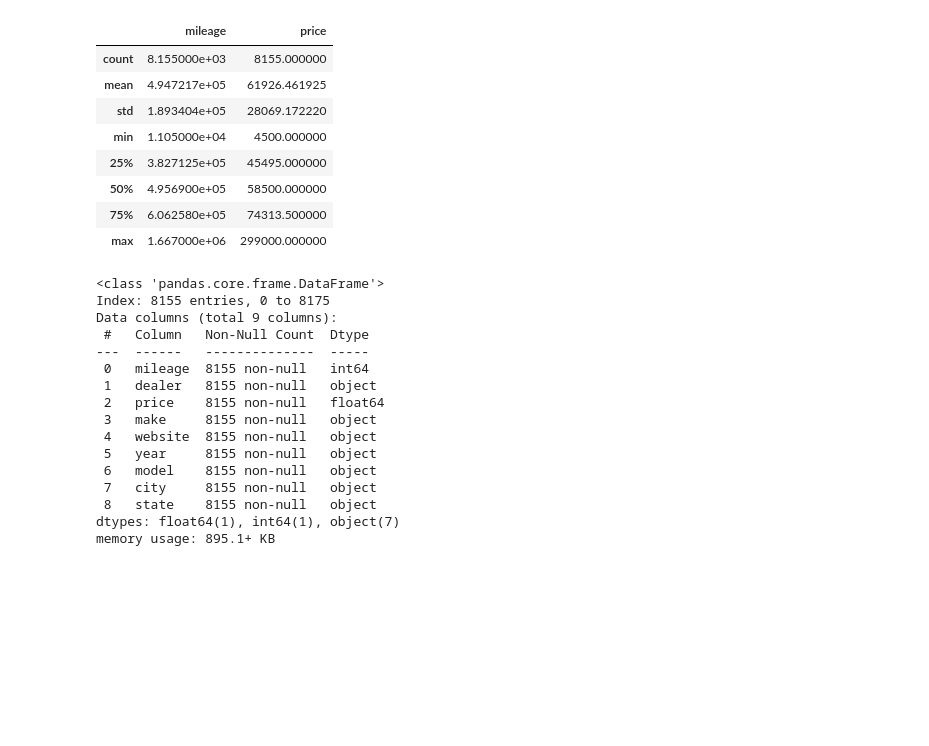
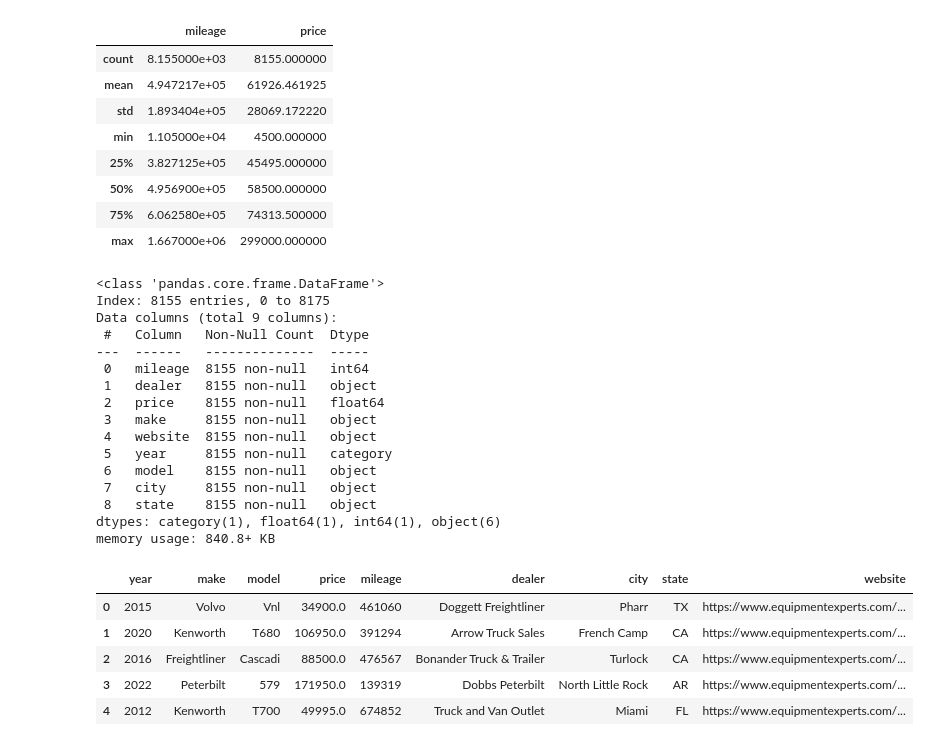
Before and after one commit to dazehead/truck-sales-project, a Jupyter notebook: truck_sale.ipynb, the cells around one changed output. Saved outputs shown, nothing was run; the diff lists cells and outputs as text; code cells hidden in the pictures; blank space fills up the shorter version.

Commit message:
finished cleaning data/ starting EDA

```diff
--- a/truck_sale.ipynb
+++ b/truck_sale.ipynb
@@ -173,6 +175,8 @@ array(['2015', '2020', '2016', '2022', '2012', '2019', '2000', '2017',
 # %%
 # removing all instances of invalid year using regular expression for 4 digits
 data = data[data['year'].apply(lambda x: bool(re.match(r'^\d{4}$', x)))]
-years = data['year'].unique()
-years
+
+# changing year column to an ordered category
+data['year'] = pd.Categorical(data['year'], categories=data['year'].unique(), ordered=True)
+data.info()
 # %% [output]
@@ -287,9 +301,19 @@ Data columns (total 9 columns):
  2   price    8155 non-null   float64
  3   make     8155 non-null   object
  4   website  8155 non-null   object
- 5   year     8155 non-null   object
+ 5   year     8155 non-null   category
  6   model    8155 non-null   object
  7   city     8155 non-null   object
  8   state    8155 non-null   object
-dtypes: float64(1), int64(1), object(7)
-memory usage: 895.1+ KB
+dtypes: category(1), float64(1), int64(1), object(6)
+memory usage: 840.8+ KB
+# %%
+data = data[['year', 'make', 'model', 'price', 'mileage', 'dealer', 'city', 'state', 'website']]
+data.head()
+# %% [output]
+|  | year | make | model | price | mileage | dealer | city | state | website |
+| 0 | 2015 | Volvo | Vnl | 34900.0 | 461060 | Doggett Freightliner | Pharr | TX | https://www.equipmentexperts.com/... |
+| 1 | 2020 | Kenworth | T680 | 106950.0 | 391294 | Arrow Truck Sales | French Camp | CA | https://www.equipmentexperts.com/... |
+| 2 | 2016 | Freightliner | Cascadi | 88500.0 | 476567 | Bonander Truck & Trailer | Turlock | CA | https://www.equipmentexperts.com/... |
+| 3 | 2022 | Peterbilt | 579 | 171950.0 | 139319 | Dobbs Peterbilt | North Little Rock | AR | https://www.equipmentexperts.com/... |
+| 4 | 2012 | Kenworth | T700 | 49995.0 | 674852 | Truck and Van Outlet | Miami | FL | https://www.equipmentexperts.com/... |
```
Also changed, not shown: parts of 5 cells of this notebook.
